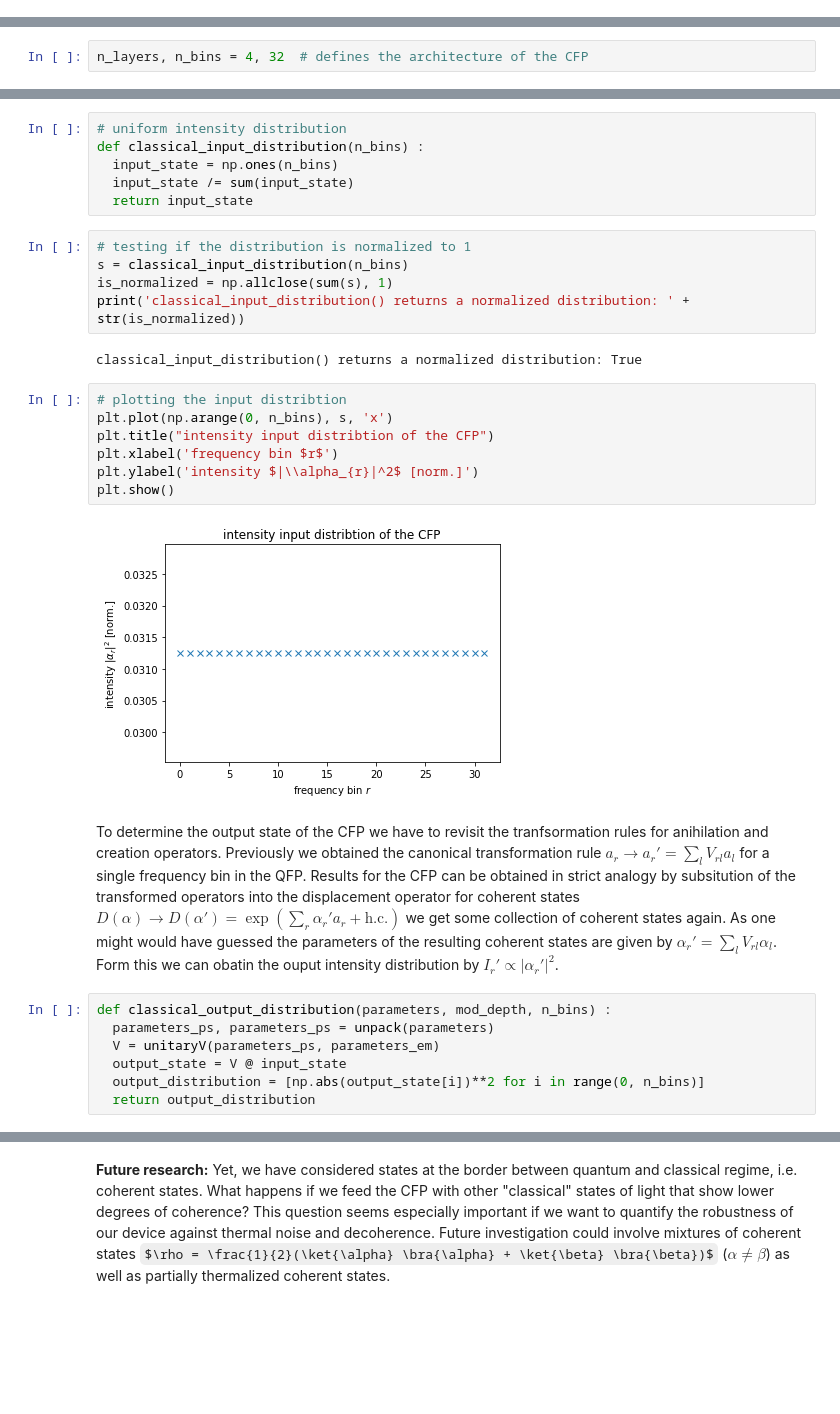
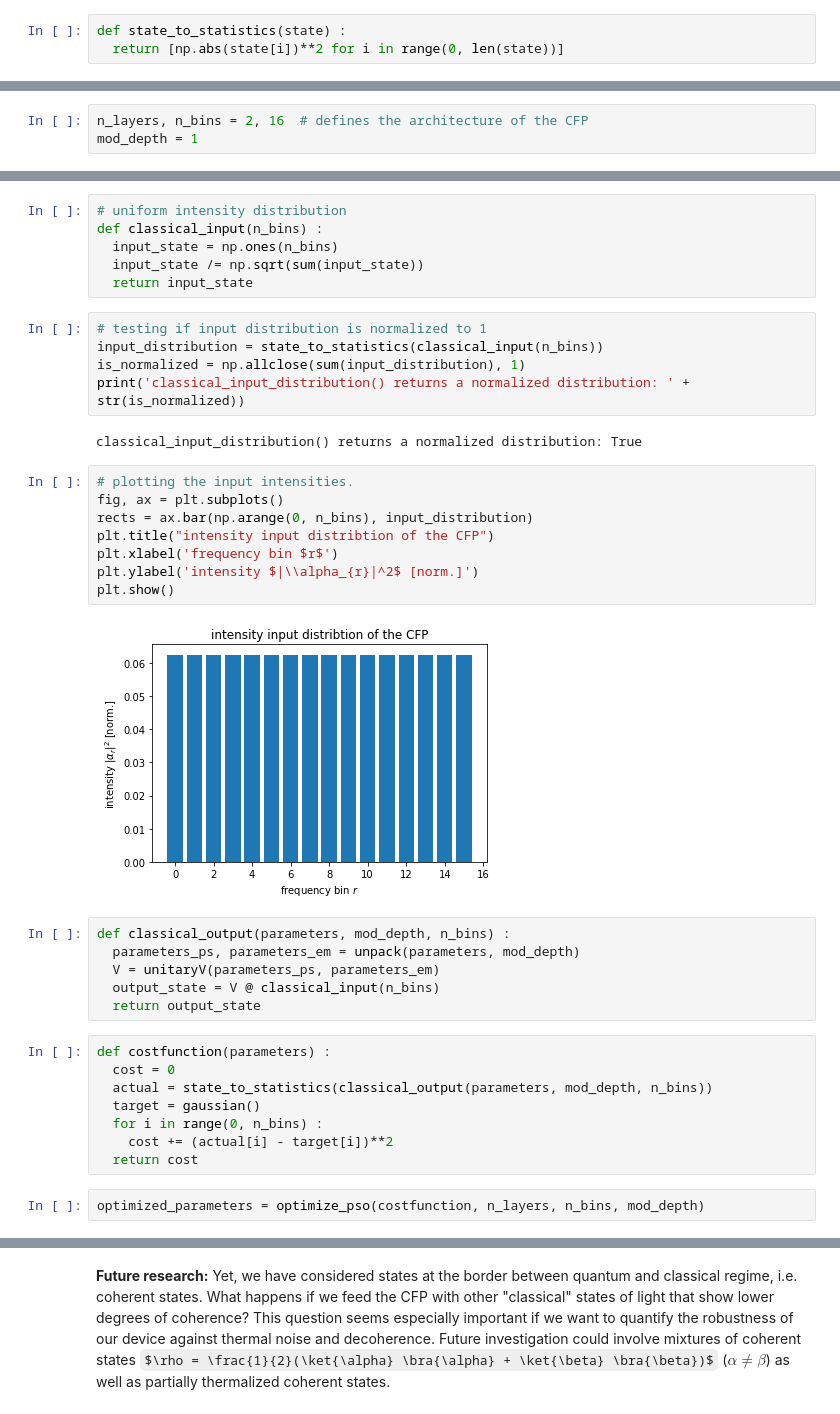
Before and after one commit to PhilipRuebeling/master_thesis, a Jupyter notebook: photonic_devices.ipynb, the cells around one changed output, grey strips where cells are left out. Saved outputs shown, nothing was run; the diff lists cells and outputs as text; some formulas as TeX source; blank space fills up the shorter version.

```diff
--- a/photonic_devices.ipynb
+++ b/photonic_devices.ipynb
@@ -44,3 +52,6 @@ def unpack(parameters, mod_depth) :
+# %%
+def state_to_statistics(state) :
+  return [np.abs(state[i])**2 for i in range(0, len(state))]
 # %% [markdown]
 # Electro-optic modulator (EOM)
 # %% [markdown]
@@ -167,4 +320,5 @@ Let's get somewhat techncial. A coherent state $\ket{\alpha} = D(\alpha)\ket{vac
 # %%
-n_layers, n_bins = 4, 32  # defines the architecture of the CFP
+n_layers, n_bins = 2, 16  # defines the architecture of the CFP
+mod_depth = 1
 # %%
 def unitaryV(parameters_ps, parameters_em) :
@@ -176,32 +330,40 @@ def unitaryV(parameters_ps, parameters_em) :
     return V
 # %%
 # uniform intensity distribution
-def classical_input_distribution(n_bins) :
+def classical_input(n_bins) :
   input_state = np.ones(n_bins)
-  input_state /= sum(input_state)
+  input_state /= np.sqrt(sum(input_state))
   return input_state
 # %%
-# testing if the distribution is normalized to 1
-s = classical_input_distribution(n_bins)
-is_normalized = np.allclose(sum(s), 1)
+# testing if input distribution is normalized to 1
+input_distribution = state_to_statistics(classical_input(n_bins))
+is_normalized = np.allclose(sum(input_distribution), 1)
 print('classical_input_distribution() returns a normalized distribution: ' + str(is_normalized))
 # %% [output]
 classical_input_distribution() returns a normalized distribution: True
 # %%
-# plotting the input distribtion
-plt.plot(np.arange(0, n_bins), s, 'x')
+# plotting the input intensities.
+fig, ax = plt.subplots()
+rects = ax.bar(np.arange(0, n_bins), input_distribution)
 plt.title("intensity input distribtion of the CFP")
 plt.xlabel('frequency bin $r$')
 plt.ylabel('intensity $|\\alpha_{r}|^2$ [norm.]')
 plt.show()
 # %% [output]
-[figure, old version]
+[figure, new version]
-# %% [markdown]
-To determine the output state of the CFP we have to revisit the tranfsormation rules for anihilation and creation operators. Previously we obtained the canonical transformation rule $a_{r} \rightarrow a_{r}' = \sum_{l} V_{rl} a_{l}$ for a single frequency bin in the QFP. Results for the CFP can be obtained in strict analogy by subsitution of the transformed operators into the displacement operator for coherent states $D(\alpha) \rightarrow D(\alpha') = \exp(\sum_{r}\alpha_{r}' a_{r} + \text{h.c.})$ we get some collection of coherent states again. As one might would have guessed the parameters of the resulting coherent states are given by $\alpha_{r}' = \sum_{l} V_{rl} \alpha_{l}$. Form this we can obatin the ouput intensity distribution by $I_{r}' \propto |\alpha_{r}'|^{2}$.
 # %%
-def classical_output_distribution(parameters, mod_depth, n_bins) :
-  parameters_ps, parameters_ps = unpack(parameters)
+def classical_output(parameters, mod_depth, n_bins) :
+  parameters_ps, parameters_em = unpack(parameters, mod_depth)
   V = unitaryV(parameters_ps, parameters_em)
-  output_state = V @ input_state
-  output_distribution = [np.abs(output_state[i])**2 for i in range(0, n_bins)]
-  return output_distribution
+  output_state = V @ classical_input(n_bins)
+  return output_state
+# %%
+def costfunction(parameters) :
+  cost = 0
+  actual = state_to_statistics(classical_output(parameters, mod_depth, n_bins))
+  target = gaussian()
+  for i in range(0, n_bins) :
+    cost += (actual[i] - target[i])**2
+  return cost
+# %%
+optimized_parameters = optimize_pso(costfunction, n_layers, n_bins, mod_depth)
```
Also changed, not shown: parts of 56 cells of this notebook.
